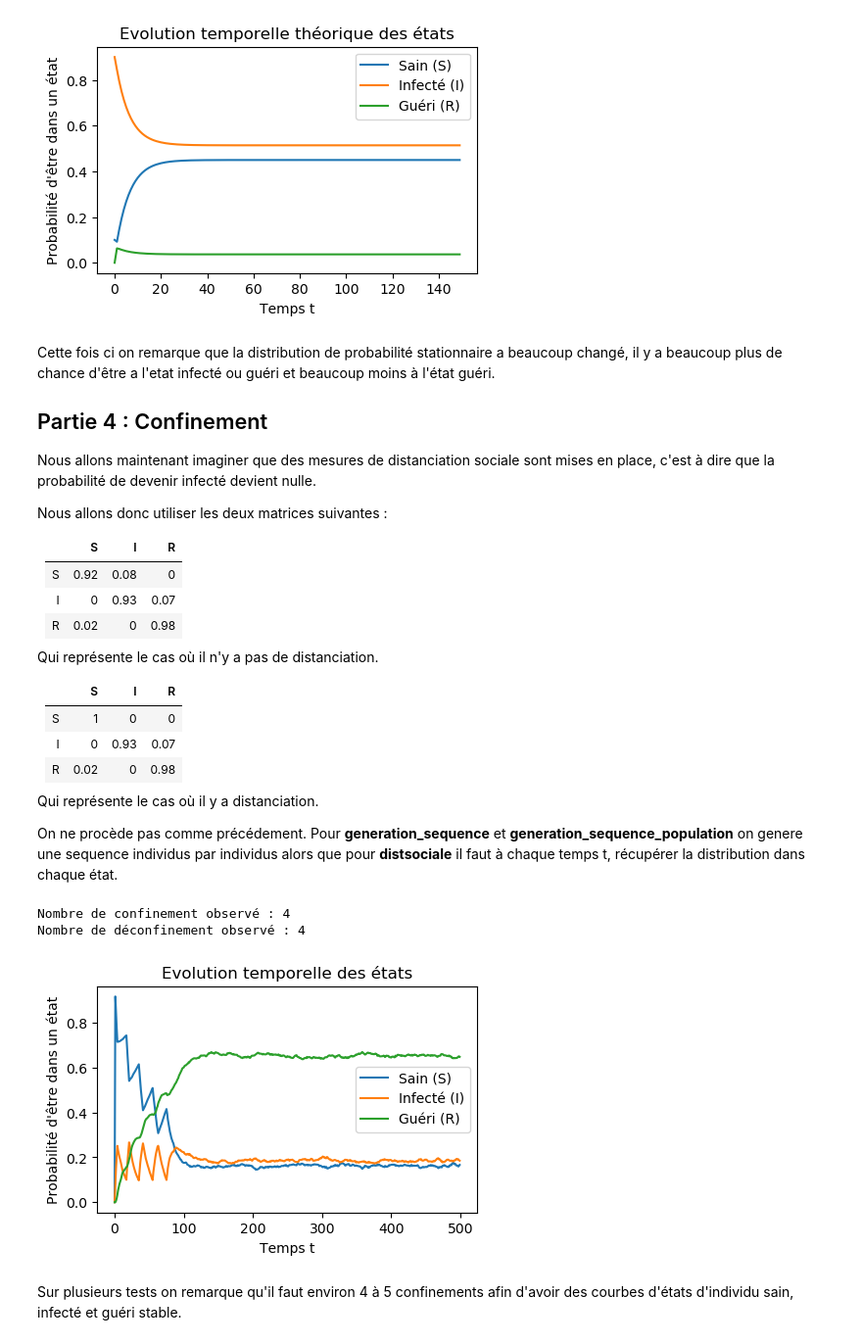
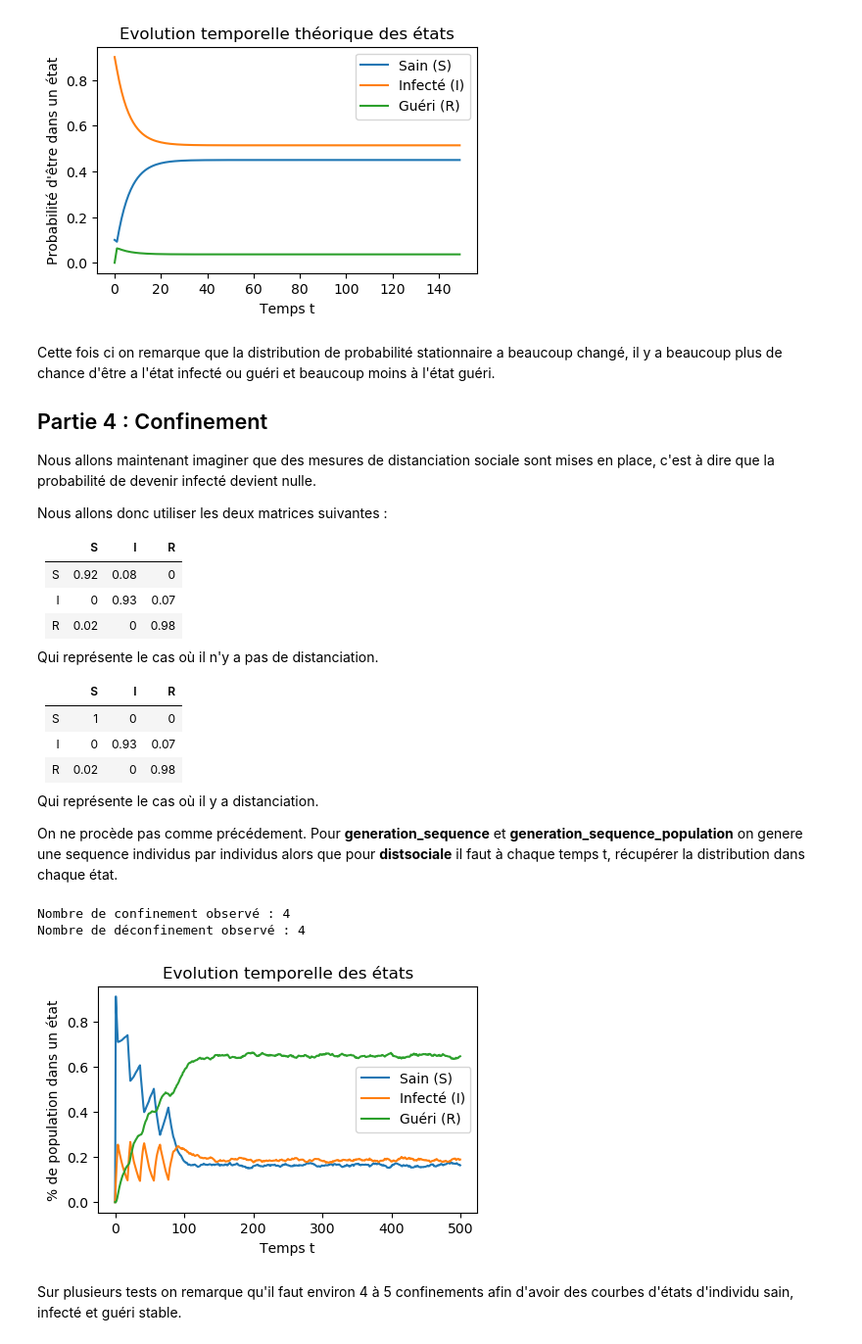
Before and after one commit to yokyann/epidemiologie, a Jupyter notebook: projet.ipynb, the cells around one changed output. Shown at 98% size. Cells and saved outputs as stored; diff of their text form; code cells hidden in the pictures.

```diff
--- a/projet.ipynb
+++ b/projet.ipynb
@@ -840,7 +840,7 @@ graph(T, pi_t,"Evolution temporelle théorique des états", "Temps t","Probabili
 La distribution de probabilités stationnaire est [0.44954128 0.51376147 0.03669725]
 [figure]
 # %% [markdown]
-Cette fois ci on remarque que la distribution de probabilité stationnaire a beaucoup changé, il y a beaucoup plus de chance d'être a l'etat infecté ou guéri et beaucoup moins à l'état guéri.
+Cette fois ci on remarque que la distribution de probabilité stationnaire a beaucoup changé, il y a beaucoup plus de chance d'être a l'état infecté ou guéri et beaucoup moins à l'état guéri.
 
 
 ## Partie 4 : Confinement
@@ -905,34 +905,34 @@ def distsociale(matconf,matdeconf,pi,t,n):
                 res[i][2]+=1
 
         #On divise afin d'obtenir un pourcentage
         res[i]/=n
 
         #Si on est en confinement et que la proportion d'infecté est inférieur à 10% alors il y a déconfinement
         if np.array_equal(mat, matconf):
             if res[i][1] <= 0.1:
                 # print("deconfinement")
                 nbdeconf+=1
                 mat = matdeconf.copy()
         #Sinon si on est en deconfinement et si la proportion d'infecté est supérieur à 25% alors il y a confinement
         else:
             if res[i][1] >=0.25:
                 nbconf+=1
                 # print("confinement")
                 mat = matconf.copy()
 
 
 
 
     print("Nombre de confinement observé :", nbconf)
     print("Nombre de déconfinement observé :", nbdeconf)
 
     return res
 
 T = np.arange(500)
-graph(T, distsociale(Confinement,Deconfinement,pi0,500,5000),"Evolution temporelle des états", "Temps t","Probabilité d'être dans un état")
+graph(T, distsociale(Confinement,Deconfinement,pi0,500,5000),"Evolution temporelle des états", "Temps t","% de population dans un état")
 # %% [output]
 Nombre de confinement observé : 4
 Nombre de déconfinement observé : 4
-[figure, old version]
+[figure, new version]
 # %% [markdown]
 Sur plusieurs tests on remarque qu'il faut environ 4 à 5 confinements afin d'avoir des courbes d'états d'individu sain, infecté et guéri stable.
```
Also changed, not shown: parts of 13 cells of this notebook.
